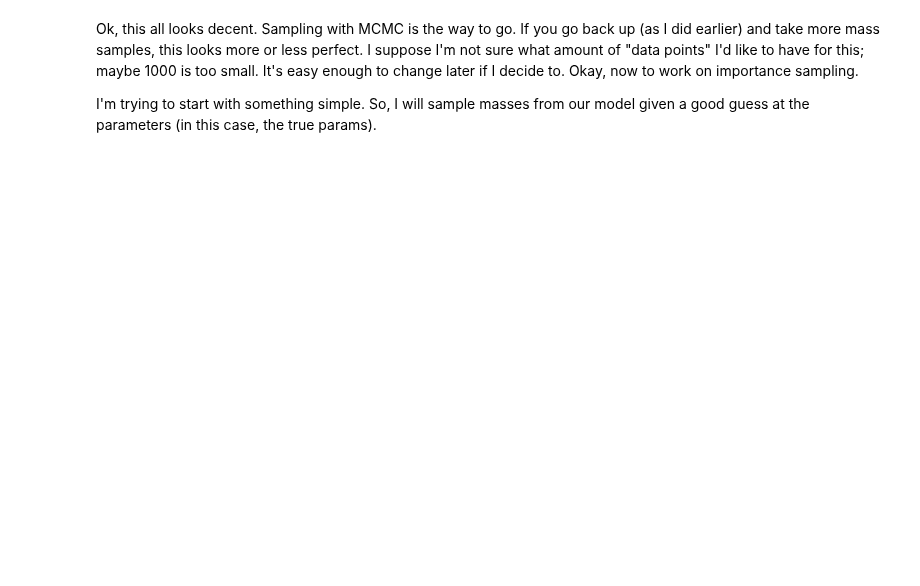
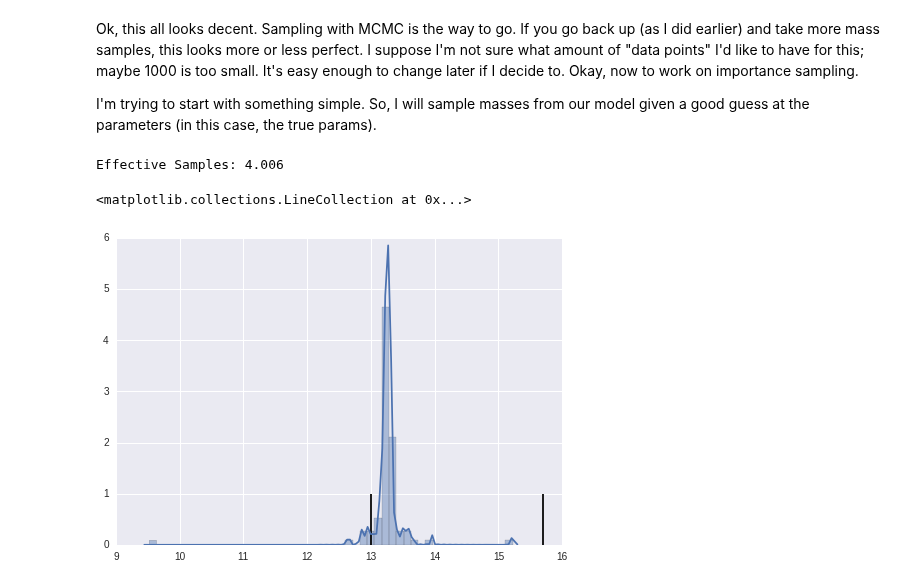
Before and after one commit to Ravirajadrangi/ClusterMassInference, a Jupyter notebook: Importance Sampling.ipynb, the cells around one changed output. Saved outputs shown, nothing was run; the diff lists cells and outputs as text; code cells hidden in the pictures; blank space fills up the shorter version.

```diff
--- a/Importance Sampling.ipynb
+++ b/Importance Sampling.ipynb
@@ -151,17 +151,18 @@ def invLogLam(logLam0, a, b, B_lam, z, logRich):
 #TODO Make this one synonymous with it non-inverse version
 #TODO Consider checking if logRich is a vector or a number, and acting accodingly.
 nSamples = 100
+sigma_mass = .1 #TODO idk what this should be; i suppose it's my discretion, or some relation to
+df = 1
+#TODO Place reasonable bounds on mass samples!
 def invLogLamSample(logLam0, a, b, B_lam,sigma_mass, z,logRich, size = nSamples):
     mu = invLogLam(logLam0, a, b, B_lam, z, logRich)
     if sigma_mass == 0:
         return mu
-    return np.array([norm.rvs(loc = m, scale = sigma_mass, size =  (size,)) for m in mu])#( logRich.shape[0], size)
-
-sigma_mass = 10 #TODO idk what this should be; i suppose it's my discretion, or some relation to
-df = 1
+    return np.array([t.rvs(df, loc = m, scale = sigma_mass, size =  (size,)) for m in mu])#( logRich.shape[0], size)
 
 #draw one set of samples for all steps. Speedup!
 #TODO Check the bases on everything, maybe the bug is from there
+#TODO What happens if a sample is outside of mMin, mMax?
 logMassSamples = invLogLamSample(logL0_true, a_true, b_true, B_l_true,sigma_mass, redshift, logRichness)
 massSamples = np.exp(logMassSamples)
 
@@ -169,6 +170,11 @@ logPMass = log_n_approx(massSamples,redshift)
 
 logPSample = np.array([t.logpdf(lms,df, loc = invLogLam(logL0_true, a_true, b_true, B_l_true, redshift, lr), scale = sigma_mass)\
                      for lms, lr in izip(logMassSamples, logRichness)])
+
+ws = np.exp(logPMass-logPSample)
+
+numEff = (np.sum(ws, axis = 1)**2)/(np.sum(ws**2, axis = 1))
+print 'Effective Samples: %.3f'%numEff.mean()
 
 def log_liklihood(logL0, a,b, B_l, sigma, z, logRich):
 
@@ -184,10 +190,18 @@ def log_liklihood_known(logL0, a,b, B_l, sigma, z, logRich, M):
 
 def log_posterior(theta,z, logRich):
     #print theta
-    logL0,a,b, B_l, sigma = theta[:]
+    logL0,a, sigma = theta[:]
     B_l = B_l_true#no z information
     b = b_true
     p = log_prior(logL0, a,b, B_l, sigma)
     if np.isfinite(p):
         p+=log_liklihood(logL0,a,b, B_l, sigma, z, logRich)
     return p
+# %% [output]
+Effective Samples: 4.006
+# %%
+sns.distplot(logMassSamples[0,:]/np.log(10))
+plt.vlines([np.log10(Mmin),np.log10(Mmax)], 0, 1)
+# %% [output]
+<matplotlib.collections.LineCollection at 0x...>
+[figure, added]
```
Also changed, not shown: parts of 8 cells of this notebook, 2 other files.
